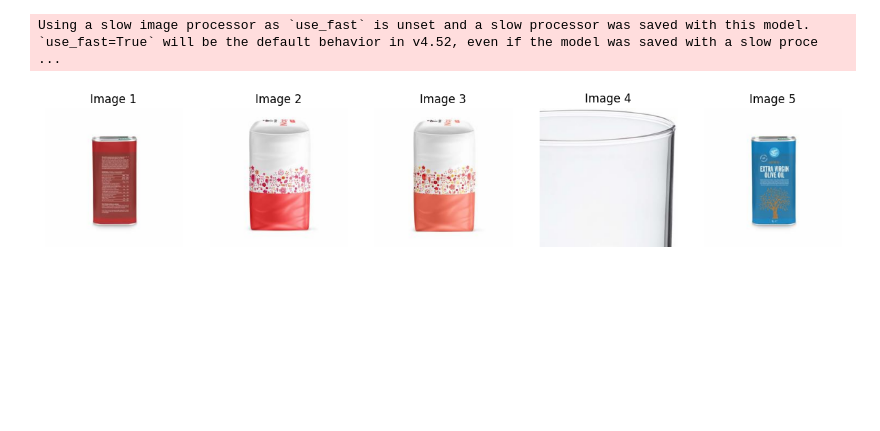
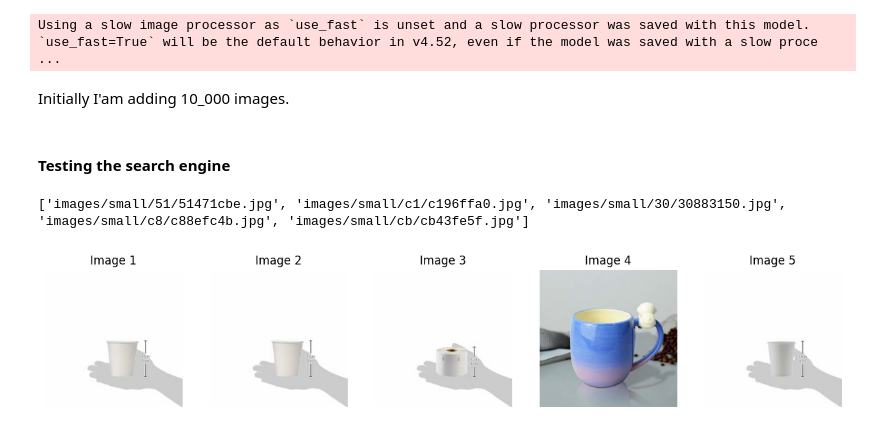
Before and after one commit to mnozkiewicz/MLOPS, a Jupyter notebook: lab4/homework/database.ipynb, the cells around one changed output. Saved outputs shown, nothing was run; the diff lists cells and outputs as text; code cells hidden in the pictures; blank space fills up the shorter version.

```diff
--- a/lab4/homework/database.ipynb
+++ b/lab4/homework/database.ipynb
@@ -41,7 +45,7 @@ class Img(Base):
     VECTOR_LENGTH: int = 512
 
     id: Mapped[int] = mapped_column(primary_key=True)
-    image_path: Mapped[str] = mapped_column(String(64))
+    image_path: Mapped[str] = mapped_column(String(64), unique=True)
     embedding: Mapped[List[float]] = mapped_column(Vector(VECTOR_LENGTH))
 
 Base.metadata.create_all(engine)
@@ -112,6 +126,8 @@ def vectorize_images(engine, model: SentenceTransformer, image_paths: Iterator[p
 
             count += len(images)
             pbar.update(len(images))
+# %% [markdown]
+Initially I'am adding 10_000 images.
 # %%
 lazy_batch_reader = (
     pl.scan_csv("images/metadata/filtered_images.csv")
@@ -132,7 +148,8 @@ class ImageSearch:
 
     def __call__(self, image_description: str, k: int):
         found_images = self.find_similar_images(image_description, k)
-        # display images
+        print(found_images)
+        self.display_images(found_images)
 
     def find_similar_images(self, image_description: str, k: int) -> list[str]:
         description_embedding = self.model.encode(image_description)
@@ -162,10 +179,13 @@ class ImageSearch:
             axes[i].set_title(f"Image {i+1}")
 
         plt.show()
+# %% [markdown]
+#### Testing the search engine
 # %%
 google_image = ImageSearch(engine, model)
 # %%
-paths = google_image.find_similar_images("Can of coca cola", 5)
-google_image.display_images(paths)
+query = "a cup of tea"
+google_image(query, 5)
 # %% [output]
+['images/small/51/51471cbe.jpg', 'images/small/c1/c196ffa0.jpg', 'images/small/30/30883150.jpg', 'images/small/c8/c88efc4b.jpg', 'images/small/cb/cb43fe5f.jpg']
-[figure, old version]
+[figure, new version]
```
Also changed, not shown: parts of 17 cells of this notebook.
